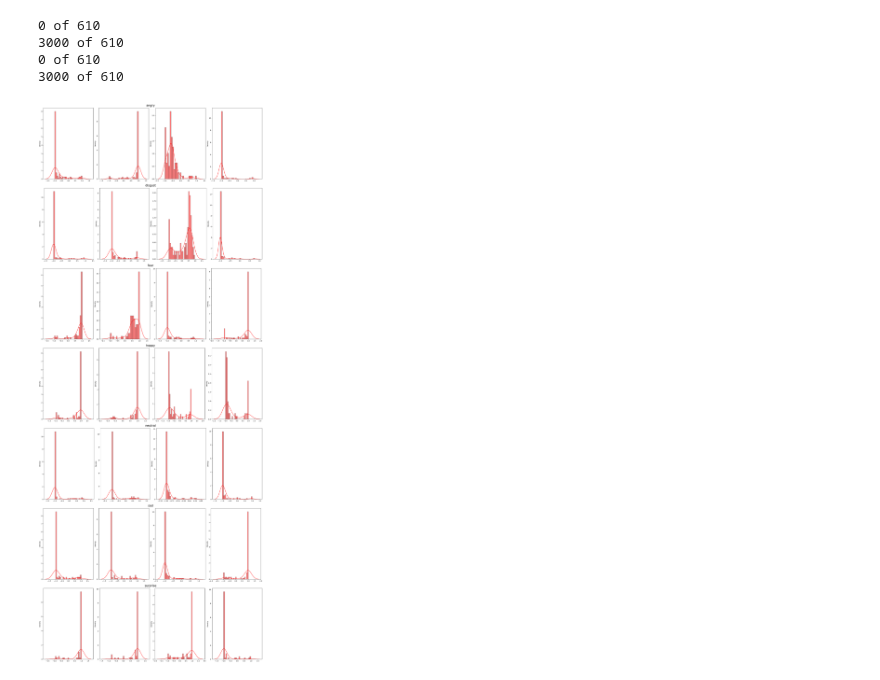
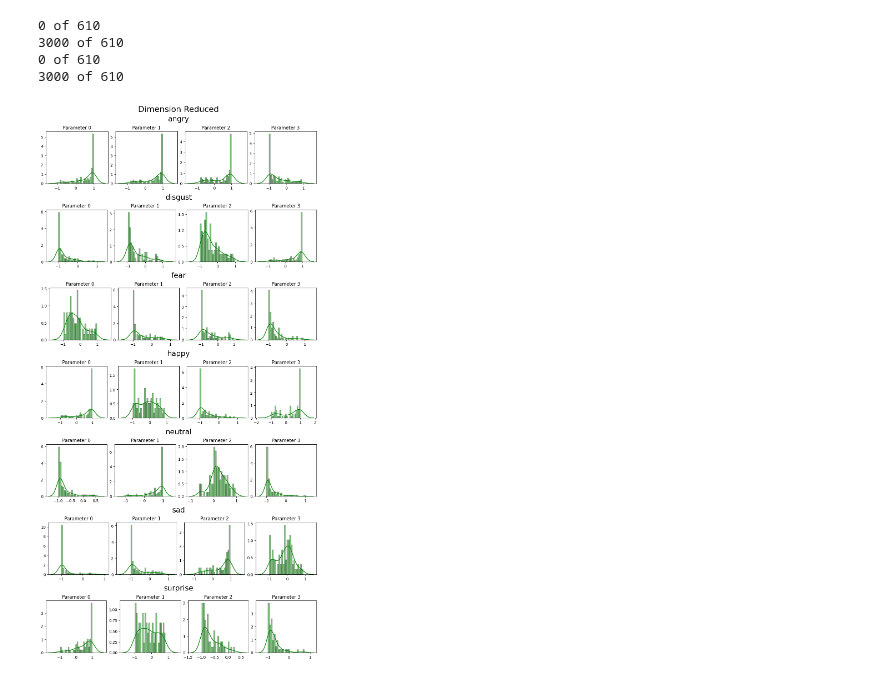
Before and after one commit to BlackFox1197/masterarbeit_programming, a Jupyter notebook: notebooks/eval_notebooks/dimensions_evaluation.ipynb, the cells around one changed output. Drawn from its saved outputs; the diff is of its cells as text; code cells hidden in the pictures.

```diff
--- a/notebooks/eval_notebooks/dimensions_evaluation.ipynb
+++ b/notebooks/eval_notebooks/dimensions_evaluation.ipynb
@@ -163,4 +135,5 @@ def show_bars(predictions, label_list, color="r", title_string = ""):
-# %%
-show_bars(arra, data_set.encoded_dataset.label_list)
-# %% [output]
-[figure, removed]
+# %%
+
+show_bars(arra_dr, data_set.encoded_dataset.label_list, color="g", title_string="Dimension Reduced")
+# %% [output]
+[figure, added]
```
Also changed, not shown: parts of 1 cell of this notebook, 4 other files.
